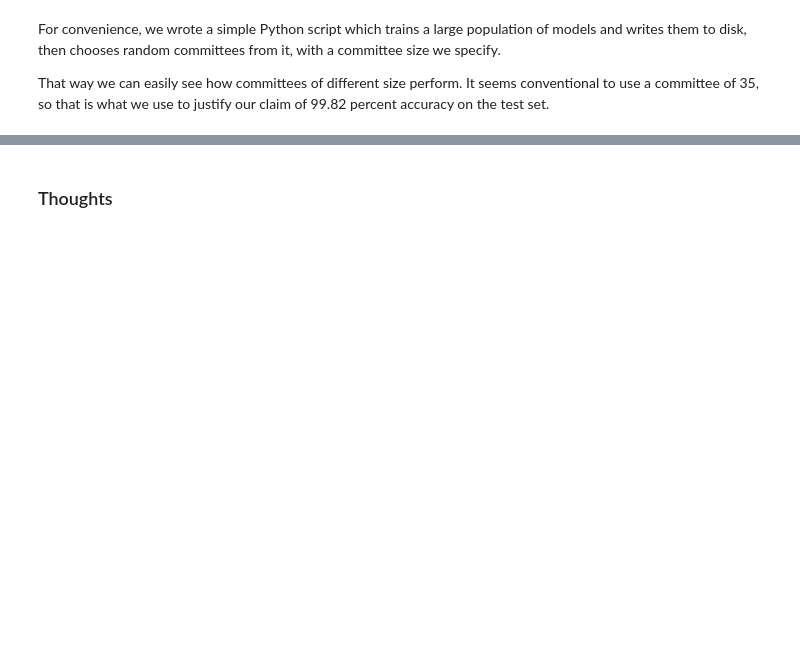
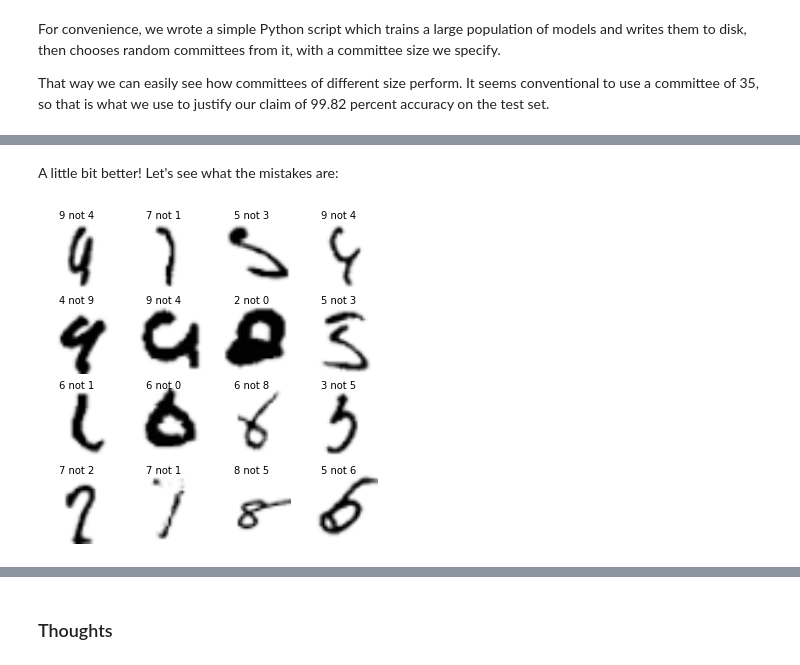
Before and after one commit to ttdoucet/mnist, a Jupyter notebook: mnist.ipynb, the cells around one changed output, grey strips where cells are left out. Saved outputs shown, nothing was run; the diff lists cells and outputs as text; code cells hidden in the pictures; blank space fills up the shorter version.

```diff
--- a/mnist.ipynb
+++ b/mnist.ipynb
@@ -239,0 +240,9 @@ stopping at step 393
+# %% [markdown]
+A little bit better!  Let's see what the mistakes are:
+# %%
+filenames = [ f"model{n+1}.pt" for n in range(250) ]
+classifiers = [ Classifier(read_model(mnist_model(), f)) for f in filenames ]
+big_committee = VotingClassifier(classifiers)
+mistakes = show_mistakes(big_committee, mnist_testset());
+# %% [output]
+[figure, added]
```
Also changed, not shown: parts of 28 cells of this notebook.
